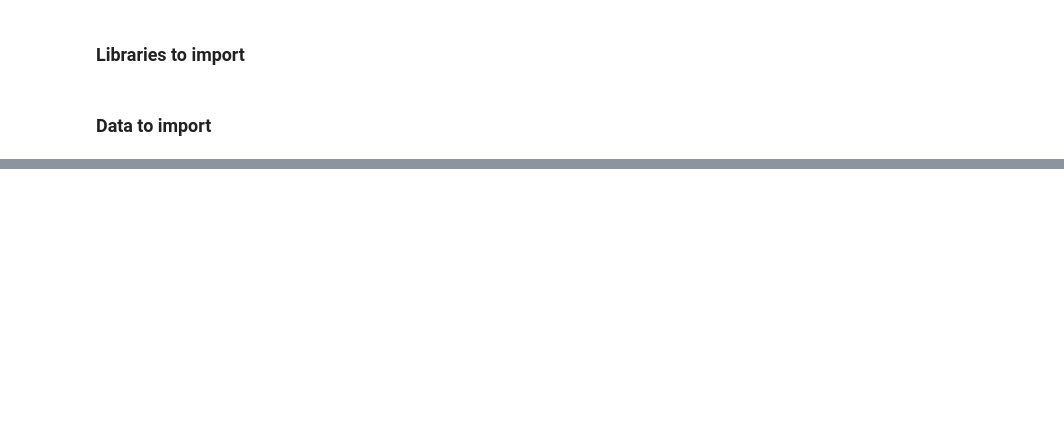
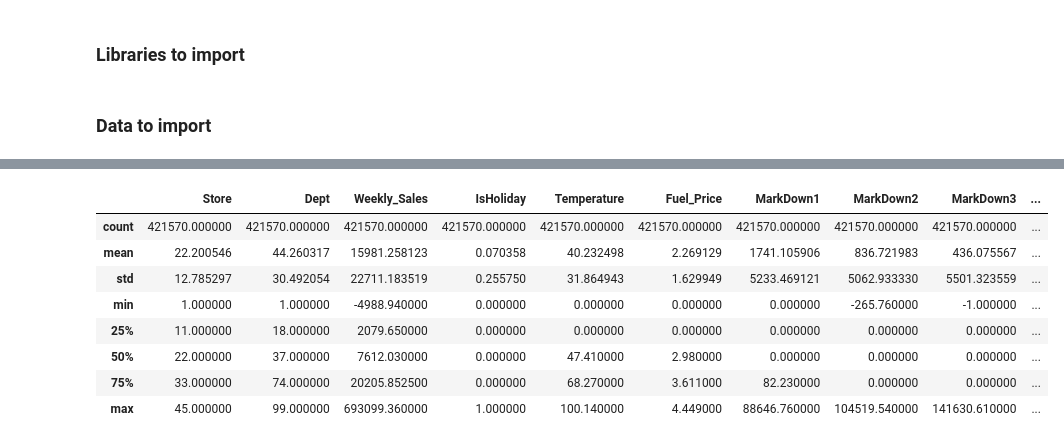
Before and after one commit to ollegreen/Retail_Sales_Demand_Predictions, a Jupyter notebook: main.ipynb, the cells around one changed output, grey strips where cells are left out. Saved outputs shown, nothing was run; the diff lists cells and outputs as text; code cells hidden in the pictures; blank space fills up the shorter version.

```diff
--- a/main.ipynb
+++ b/main.ipynb
@@ -56,0 +228,13 @@ df_st =
+# %%
+# Start with simple .describe() to get the general jist of the dataframe
+df_all_train.describe()
+# %% [output]
+|  | Store | Dept | Weekly_Sales | IsHoliday | Temperature | Fuel_Price | MarkDown1 | MarkDown2 | MarkDown3 | ... |
+| count | 421570.000000 | 421570.000000 | 421570.000000 | 421570.000000 | 421570.000000 | 421570.000000 | 421570.000000 | 421570.000000 | 421570.000000 | ... |
+| mean | 22.200546 | 44.260317 | 15981.258123 | 0.070358 | 40.232498 | 2.269129 | 1741.105906 | 836.721983 | 436.075567 | ... |
+| std | 12.785297 | 30.492054 | 22711.183519 | 0.255750 | 31.864943 | 1.629949 | 5233.469121 | 5062.933330 | 5501.323559 | ... |
+| min | 1.000000 | 1.000000 | -4988.940000 | 0.000000 | 0.000000 | 0.000000 | 0.000000 | -265.760000 | -1.000000 | ... |
+| 25% | 11.000000 | 18.000000 | 2079.650000 | 0.000000 | 0.000000 | 0.000000 | 0.000000 | 0.000000 | 0.000000 | ... |
+| 50% | 22.000000 | 37.000000 | 7612.030000 | 0.000000 | 47.410000 | 2.980000 | 0.000000 | 0.000000 | 0.000000 | ... |
+| 75% | 33.000000 | 74.000000 | 20205.852500 | 0.000000 | 68.270000 | 3.611000 | 82.230000 | 0.000000 | 0.000000 | ... |
+| max | 45.000000 | 99.000000 | 693099.360000 | 1.000000 | 100.140000 | 4.449000 | 88646.760000 | 104519.540000 | 141630.610000 | ... |
```
Also changed, not shown: parts of 31 cells of this notebook, 5 other files.
